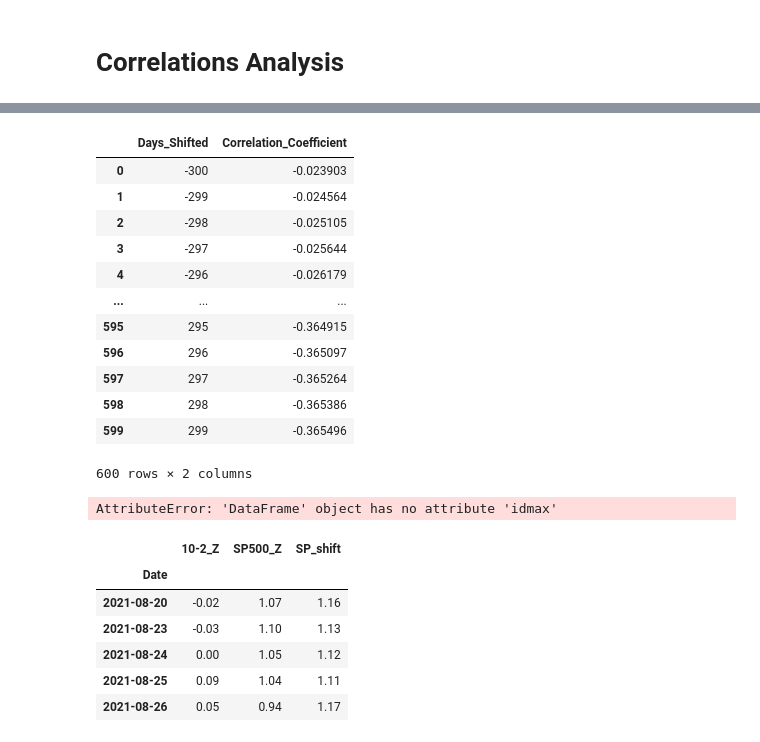
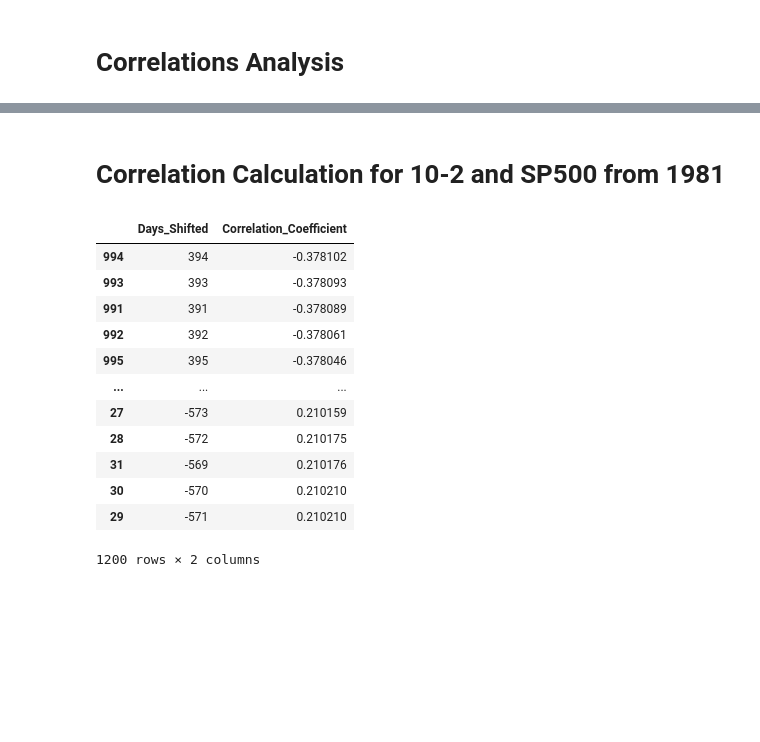
Before and after one commit to obsessedquant/GeoLocation-Vs-Covid-Analysis-and-Visualization, a Jupyter notebook: sam/Correlations_Analysis.ipynb, the cells around one changed output, grey strips where cells are left out. Saved outputs shown, nothing was run; the diff lists cells and outputs as text; code cells hidden in the pictures; blank space fills up the shorter version.

Commit message:
Updated correlations calculations, cleaned up code

```diff
--- a/sam/Correlations_Analysis.ipynb
+++ b/sam/Correlations_Analysis.ipynb
@@ -48,3 +30,0 @@ df_scatter
-# %%
-correlation = df['10-2_Z'].corr(df['SP500_Z'])
-print("Correlation is: ", correlation)
@@ -53,43 +94,31 @@ Correlation is:  -0.13023352175428676
+# %% [markdown]
+# Correlation Calculation for 10-2 and SP500 from 1981
 # %%
 correlation_list = []
 days_shift_list = []
-for x in range(600):
-    days_shift = x-300
+for x in range(1200):
+    days_shift = x-600
     df['SP_shift'] = df.SP500_Z.shift(days_shift)
     correlation = df['10-2_Z'].corr(df['SP_shift'])
     correlation_list.append(correlation)
     days_shift_list.append(days_shift)
 
 data_tuples = list(zip(days_shift_list,correlation_list))
 correlation_df = pd.DataFrame(data_tuples, columns=['Days_Shifted','Correlation_Coefficient'])
+correlation_df = correlation_df.sort_values('Correlation_Coefficient')
 correlation_df.to_csv('correlations.csv')
 correlation_df
 # %% [output]
 |  | Days_Shifted | Correlation_Coefficient |
-| 0 | -300 | -0.023903 |
-| 1 | -299 | -0.024564 |
-| 2 | -298 | -0.025105 |
-| 3 | -297 | -0.025644 |
-| 4 | -296 | -0.026179 |
+| 994 | 394 | -0.378102 |
+| 993 | 393 | -0.378093 |
+| 991 | 391 | -0.378089 |
+| 992 | 392 | -0.378061 |
+| 995 | 395 | -0.378046 |
 | ... | ... | ... |
-| 595 | 295 | -0.364915 |
-| 596 | 296 | -0.365097 |
-| 597 | 297 | -0.365264 |
-| 598 | 298 | -0.365386 |
-| 599 | 299 | -0.365496 |
+| 27 | -573 | 0.210159 |
+| 28 | -572 | 0.210175 |
+| 31 | -569 | 0.210176 |
+| 30 | -570 | 0.210210 |
+| 29 | -571 | 0.210210 |
-600 rows × 2 columns
+1200 rows × 2 columns
-# %%
-correlation_df[['Correlation_Coefficient']].idmax()
-# %% [output]
-AttributeError: 'DataFrame' object has no attribute 'idmax'
-# %%
-df['SP_shift'] = df.SP500_Z.shift(11)
-df.tail()
-# %% [output]
-|  | 10-2_Z | SP500_Z | SP_shift |
-| Date |  |  |  |
-| 2021-08-20 | -0.02 | 1.07 | 1.16 |
-| 2021-08-23 | -0.03 | 1.10 | 1.13 |
-| 2021-08-24 | 0.00 | 1.05 | 1.12 |
-| 2021-08-25 | 0.09 | 1.04 | 1.11 |
-| 2021-08-26 | 0.05 | 0.94 | 1.17 |
```
Also changed, not shown: parts of 22 cells of this notebook, 10 other files.
